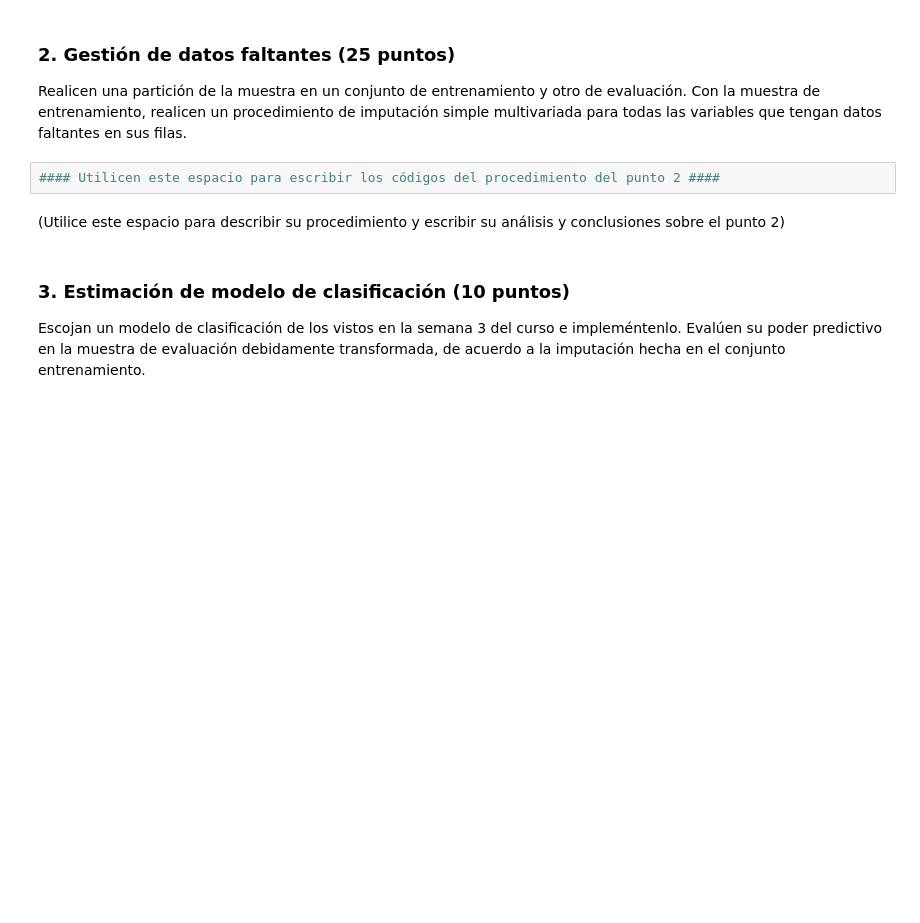
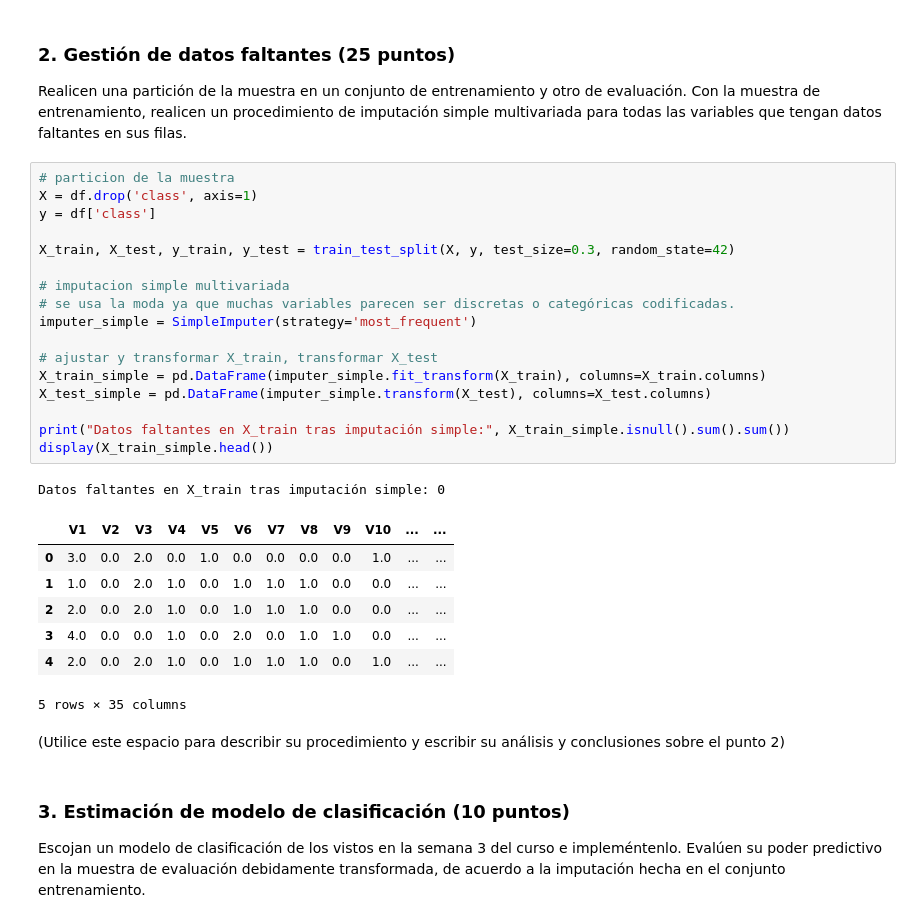
Before and after one commit to awesomasfook-svg/Caso-implementaci-n-de-metodolog-as-de-imputaci-n-de-variables-e-imbalanceo-de-clases, a Jupyter notebook: Caso implementación de metodologías de imputación de variables e imbalanceo de clases.ipynb, the cells around one changed output. Drawn from its saved outputs; the diff is of its cells as text; blank space fills up the shorter version.

```diff
--- a/Caso implementación de metodologías de imputación de variables e imbalanceo de clases.ipynb
+++ b/Caso implementación de metodologías de imputación de variables e imbalanceo de clases.ipynb
@@ -59,8 +146,32 @@ Realicen un análisis preliminar de los predictores y de la variable de respuest
 # %% [markdown]
 ### 2. Gestión de datos faltantes (25 puntos)
 Realicen una partición de la muestra en un conjunto de entrenamiento y otro de evaluación. Con la muestra de entrenamiento, realicen un procedimiento de imputación simple multivariada para todas las variables que tengan datos faltantes en sus filas.
-# %%
-#### Utilicen este espacio para escribir los códigos del procedimiento del punto 2 ####
+# %%
+# particion de la muestra
+X = df.drop('class', axis=1)
+y = df['class']
+
+X_train, X_test, y_train, y_test = train_test_split(X, y, test_size=0.3, random_state=42)
+
+# imputacion simple multivariada
+# se usa la moda ya que muchas variables parecen ser discretas o categóricas codificadas.
+imputer_simple = SimpleImputer(strategy='most_frequent')
+
+# ajustar y transformar X_train, transformar X_test
+X_train_simple = pd.DataFrame(imputer_simple.fit_transform(X_train), columns=X_train.columns)
+X_test_simple = pd.DataFrame(imputer_simple.transform(X_test), columns=X_test.columns)
+
+print("Datos faltantes en X_train tras imputación simple:", X_train_simple.isnull().sum().sum())
+display(X_train_simple.head())
+# %% [output]
+Datos faltantes en X_train tras imputación simple: 0
+|  | V1 | V2 | V3 | V4 | V5 | V6 | V7 | V8 | V9 | V10 | ... | ... |
+| 0 | 3.0 | 0.0 | 2.0 | 0.0 | 1.0 | 0.0 | 0.0 | 0.0 | 0.0 | 1.0 | ... | ... |
+| 1 | 1.0 | 0.0 | 2.0 | 1.0 | 0.0 | 1.0 | 1.0 | 1.0 | 0.0 | 0.0 | ... | ... |
+| 2 | 2.0 | 0.0 | 2.0 | 1.0 | 0.0 | 1.0 | 1.0 | 1.0 | 0.0 | 0.0 | ... | ... |
+| 3 | 4.0 | 0.0 | 0.0 | 1.0 | 0.0 | 2.0 | 0.0 | 1.0 | 1.0 | 0.0 | ... | ... |
+| 4 | 2.0 | 0.0 | 2.0 | 1.0 | 0.0 | 1.0 | 1.0 | 1.0 | 0.0 | 1.0 | ... | ... |
+5 rows × 35 columns
 # %% [markdown]
 (Utilice este espacio para describir su procedimiento y escribir su análisis y conclusiones sobre el punto 2)
 # %% [markdown]
```
Also changed, not shown: parts of 5 cells of this notebook.
